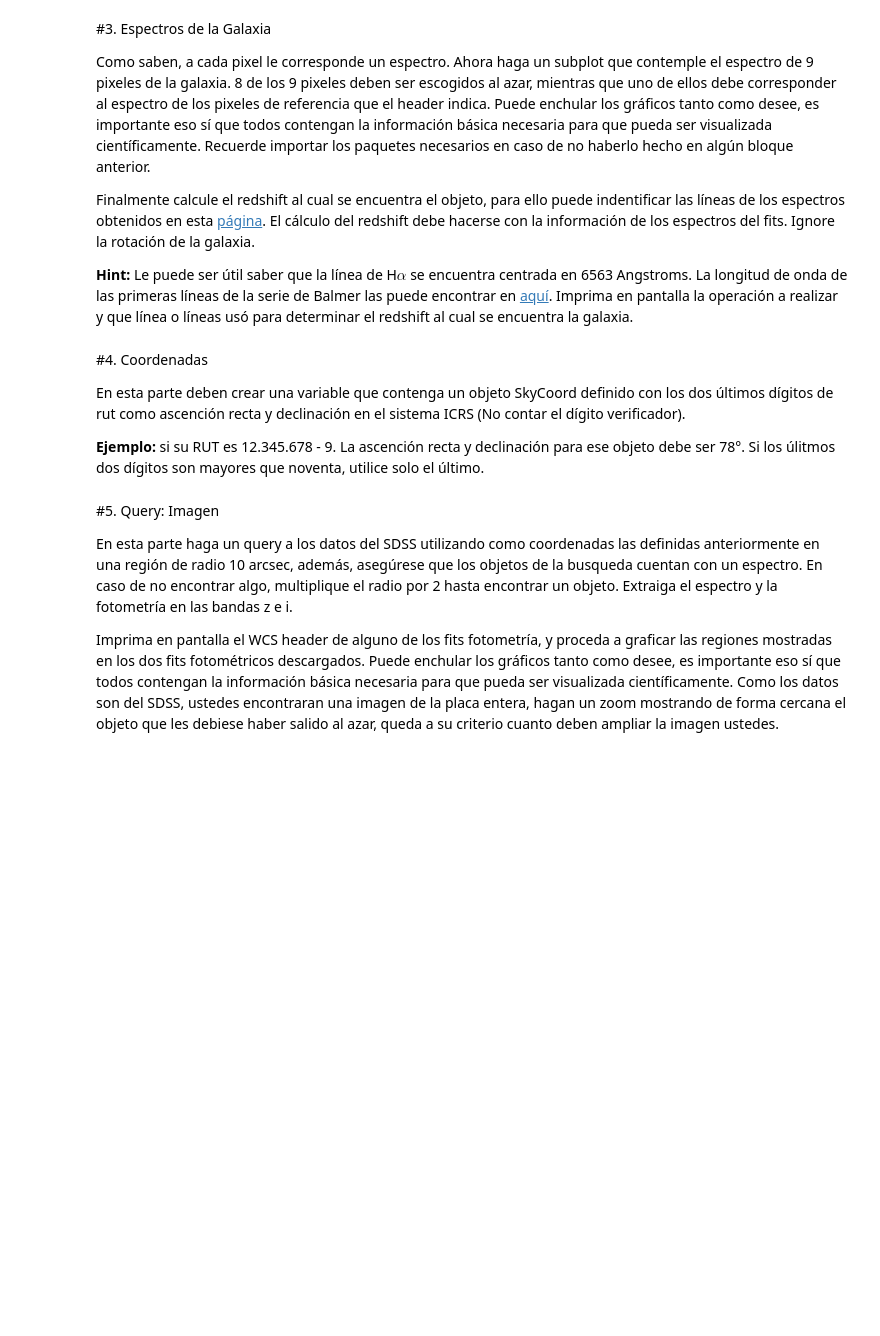
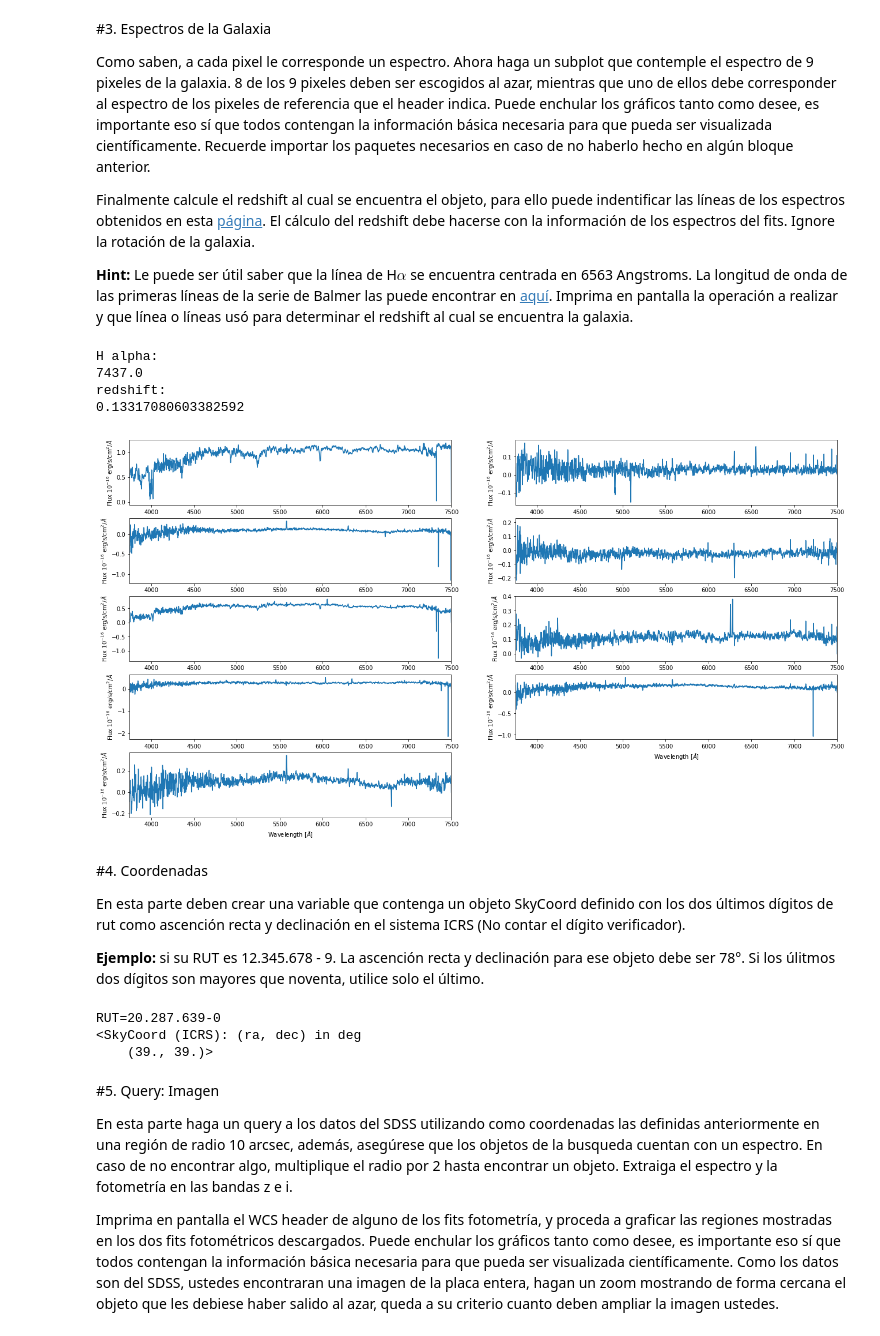
Before and after one commit to thomasobrecht/minitarea4, a Jupyter notebook: minitarea4.ipynb, the cells around one changed output. Cells and saved outputs as stored; diff of their text form; code cells hidden in the pictures; blank space fills up the shorter version.

```diff
--- a/minitarea4.ipynb
+++ b/minitarea4.ipynb
@@ -151,12 +151,92 @@ Como saben, a cada pixel le corresponde un espectro. Ahora haga un subplot que c
 Finalmente calcule el redshift al cual se encuentra el objeto, para ello puede indentificar las líneas de los espectros obtenidos en esta [página](http://skyserver.sdss.org/dr15/en/tools/chart/navi.aspx). El cálculo del redshift debe hacerse con la información de los espectros del fits. Ignore la rotación de la galaxia.
 
 **Hint:** Le puede ser útil saber que la línea de H$\alpha$ se encuentra centrada en 6563 Angstroms. La longitud de onda de las primeras líneas de la serie de Balmer las puede encontrar en [aquí](https://es.wikipedia.org/wiki/L%C3%ADneas_de_Balmer). Imprima en pantalla la operación a realizar y que línea o líneas usó para determinar el redshift al cual se encuentra la galaxia.
+# %%
+plt.figure(figsize=(22,22))
+
+plt.subplot(921)
+plt.plot(lo,data[:,34,32])
+plt.xlim(3750,7500)
+plt.xlabel('Wavelength [$\AA$]')
+plt.ylabel('Flux 10$^{-16}$ erg/s/cm$^2$/$\AA$')
+
+plt.subplot(922)
+plt.plot(lo,data[:,64,38])
+plt.xlim(3750,7500)
+plt.xlabel('Wavelength [$\AA$]')
+plt.ylabel('Flux 10$^{-16}$ erg/s/cm$^2$/$\AA$')
+
+plt.subplot(923)
+plt.plot(lo,data[:,46,30])
+plt.xlim(3750,7500)
+plt.xlabel('Wavelength [$\AA$]')
+plt.ylabel('Flux 10$^{-16}$ erg/s/cm$^2$/$\AA$')
+
+plt.subplot(924)
+plt.plot(lo,data[:,14,26])
+plt.xlim(3750,7500)
+plt.xlabel('Wavelength [$\AA$]')
+plt.ylabel('Flux 10$^{-16}$ erg/s/cm$^2$/$\AA$')
+
+plt.subplot(925)
+plt.plot(lo,data[:,35,30])
+plt.xlim(3750,7500)
+plt.xlabel('Wavelength [$\AA$]')
+plt.ylabel('Flux 10$^{-16}$ erg/s/cm$^2$/$\AA$')
+
+plt.subplot(926)
+plt.plot(lo,data[:,28,10])
+plt.xlim(3750,7500)
+plt.xlabel('Wavelength [$\AA$]')
+plt.ylabel('Flux 10$^{-16}$ erg/s/cm$^2$/$\AA$')
+
+plt.subplot(927)
+plt.plot(lo,data[:,24,26])
+plt.xlim(3750,7500)
+plt.xlabel('Wavelength [$\AA$]')
+plt.ylabel('Flux 10$^{-16}$ erg/s/cm$^2$/$\AA$')
+
+plt.subplot(928)
+plt.plot(lo,data[:,46,52])
+plt.xlim(3750,7500)
+plt.xlabel('Wavelength [$\AA$]')
+plt.ylabel('Flux 10$^{-16}$ erg/s/cm$^2$/$\AA$')
+
+plt.subplot(929)
+plt.plot(lo,data[:,50,54])
+plt.xlim(3750,7500)
+plt.xlabel('Wavelength [$\AA$]')
+plt.ylabel('Flux 10$^{-16}$ erg/s/cm$^2$/$\AA$')
+
+alpha=np.where(data[:,34,32]==np.max(data[:,34,32]))
+ha=lo[alpha[0][0]]
+print('H alpha:')
+print(ha)
+z=(ha/6563)-1
+print('redshift:')
+print(z)
+# %% [output]
+H alpha:
+7437.0
+redshift:
+0.13317080603382592
+[figure, added]
 # %% [markdown]
 #4. Coordenadas
 
 En esta parte deben crear una variable que contenga un objeto SkyCoord definido con los dos últimos dígitos de rut como ascención recta y declinación en el sistema ICRS (No contar el dígito verificador).
 
 **Ejemplo:** si su RUT es 12.345.678 - 9. La ascención recta y declinación para ese objeto debe ser 78°. Si los úlitmos dos dígitos son mayores que noventa, utilice solo el último.
+# %%
+from astropy import units as u
+from astropy.coordinates import SkyCoord
+print('RUT=20.287.639-0')
+objeto= SkyCoord(ra=39*u.degree, dec=39*u.degree, frame='icrs')
+print(objeto)
+# %% [output]
+RUT=20.287.639-0
+<SkyCoord (ICRS): (ra, dec) in deg
+    (39., 39.)>
 # %% [markdown]
 #5. Query: Imagen
 
```
